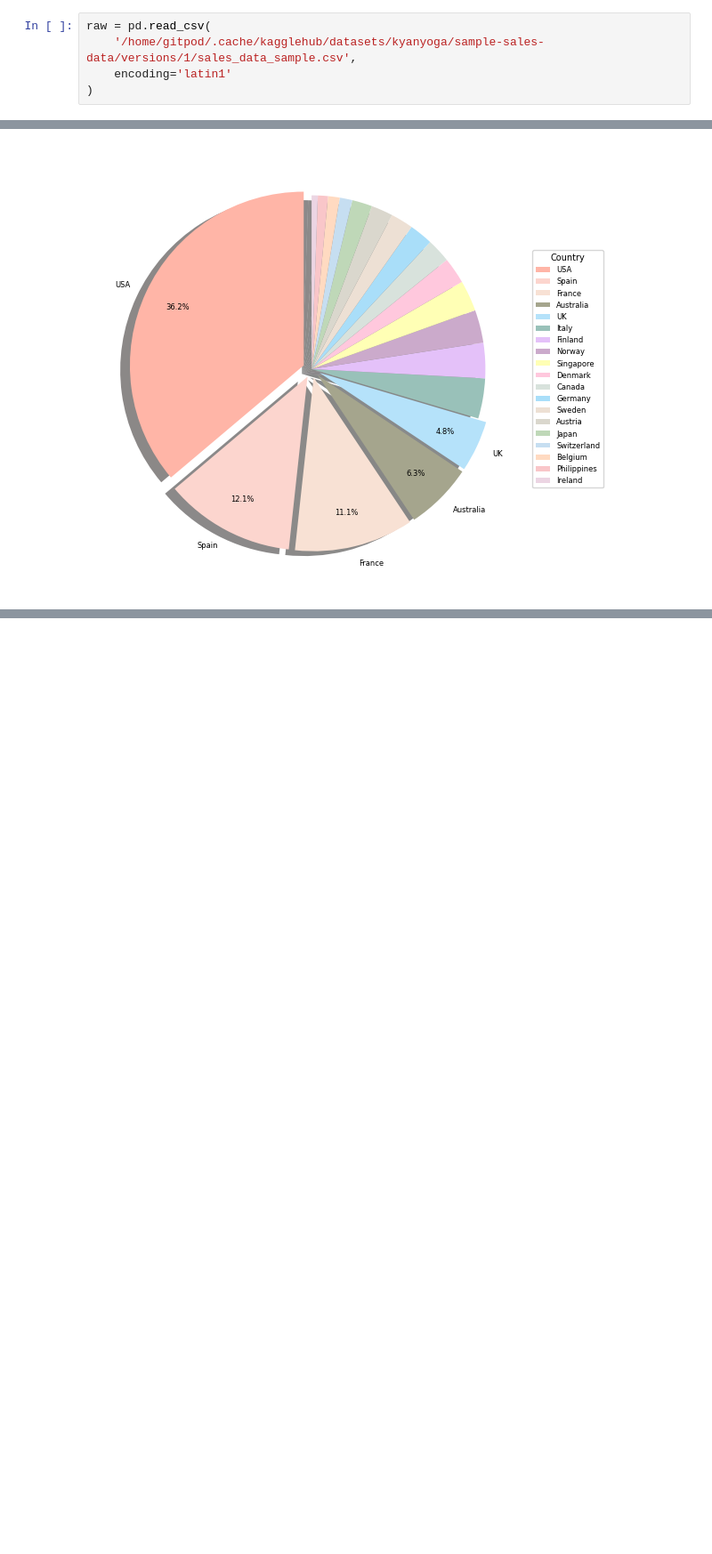
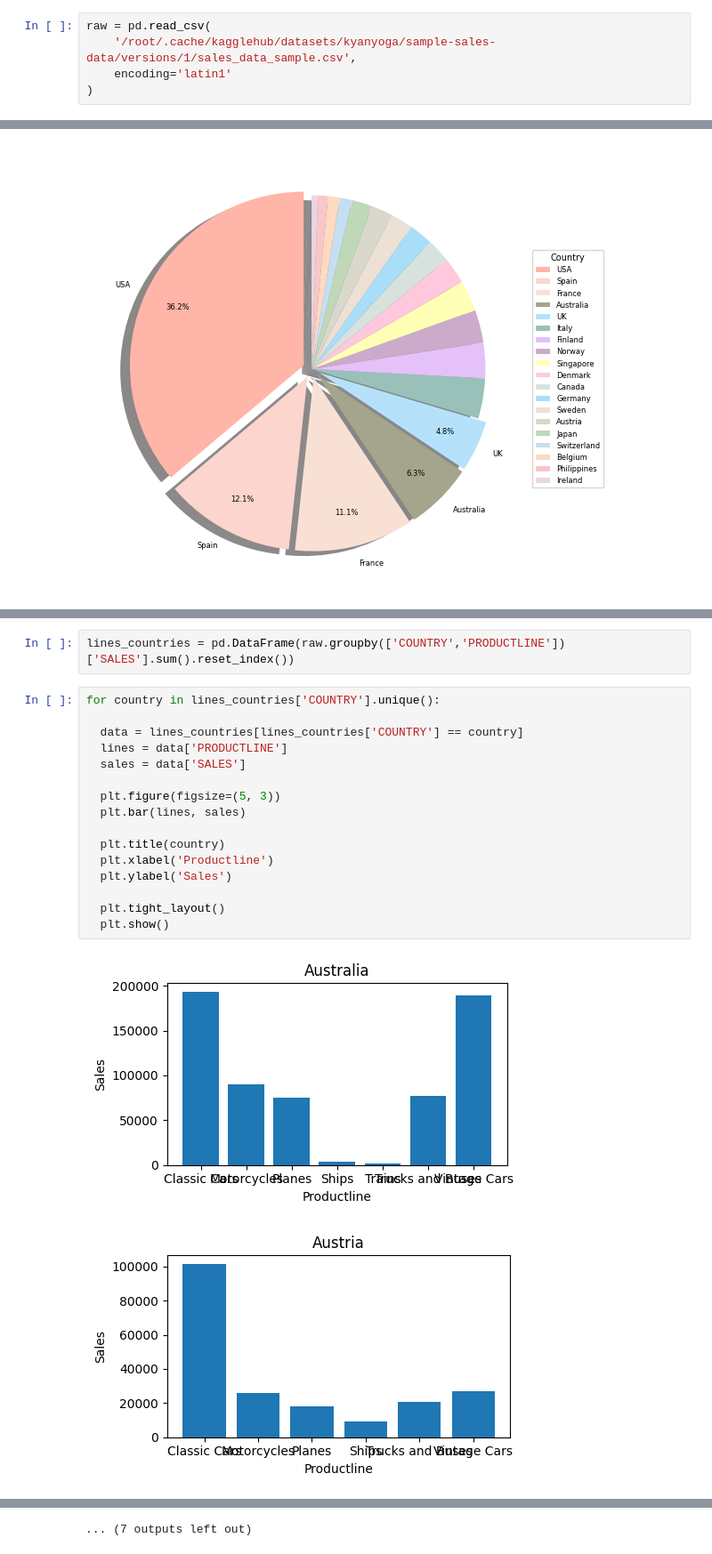
Before and after one commit to nh-adorie/learning_python, a Jupyter notebook: data/vehicles.ipynb, the cells around one changed output, grey strips where cells are left out. Shown at 89% size. Saved outputs shown, nothing was run; the diff lists cells and outputs as text; blank space fills up the shorter version.

```diff
--- a/data/vehicles.ipynb
+++ b/data/vehicles.ipynb
@@ -21,7 +21,7 @@ for file in all_files:
 sales_data_sample.csv
 # %%
 raw = pd.read_csv(
-    '/home/gitpod/.cache/kagglehub/datasets/kyanyoga/sample-sales-data/versions/1/sales_data_sample.csv',
+    '/root/.cache/kagglehub/datasets/kyanyoga/sample-sales-data/versions/1/sales_data_sample.csv',
     encoding='latin1'
 )
 # %% [markdown]
@@ -238,0 +256,21 @@ Calculation relative importance of each cluster compared to the population
+# %%
+lines_countries = pd.DataFrame(raw.groupby(['COUNTRY','PRODUCTLINE'])['SALES'].sum().reset_index())
+# %%
+for country in lines_countries['COUNTRY'].unique():
+
+  data = lines_countries[lines_countries['COUNTRY'] == country]
+  lines = data['PRODUCTLINE']
+  sales = data['SALES']
+
+  plt.figure(figsize=(5, 3))
+  plt.bar(lines, sales)
+
+  plt.title(country)
+  plt.xlabel('Productline')
+  plt.ylabel('Sales')
+
+  plt.tight_layout()
+  plt.show()
+# %% [output]
+[figure, added]
+[figure, added]
@@ -238,0 +287 @@ Calculation relative importance of each cluster compared to the population
+... (7 outputs left out)
```
Also changed, not shown: parts of 7 cells of this notebook.
